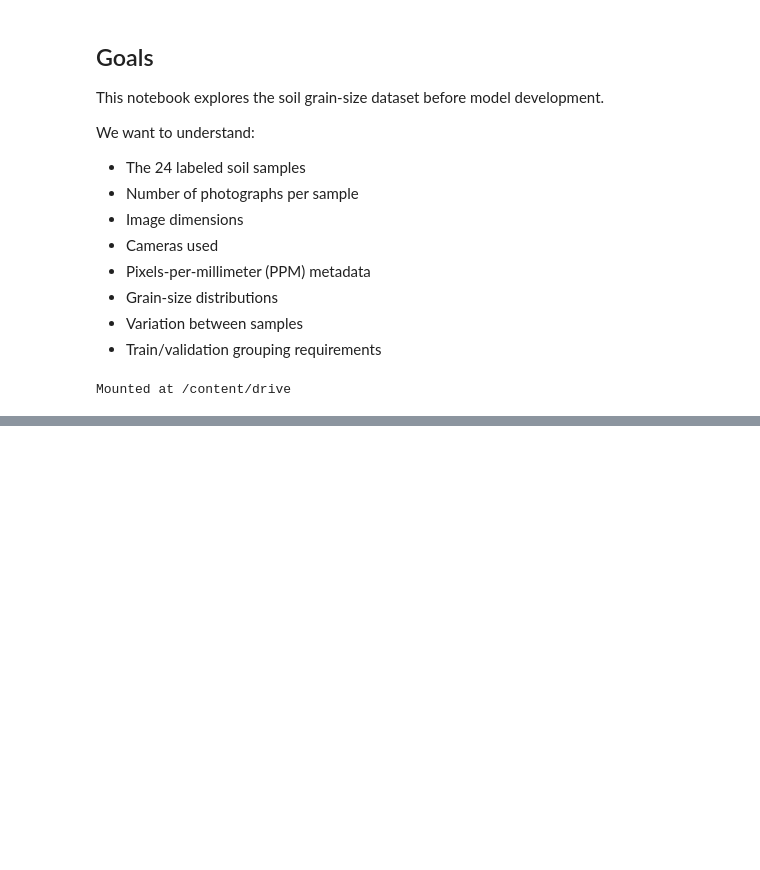
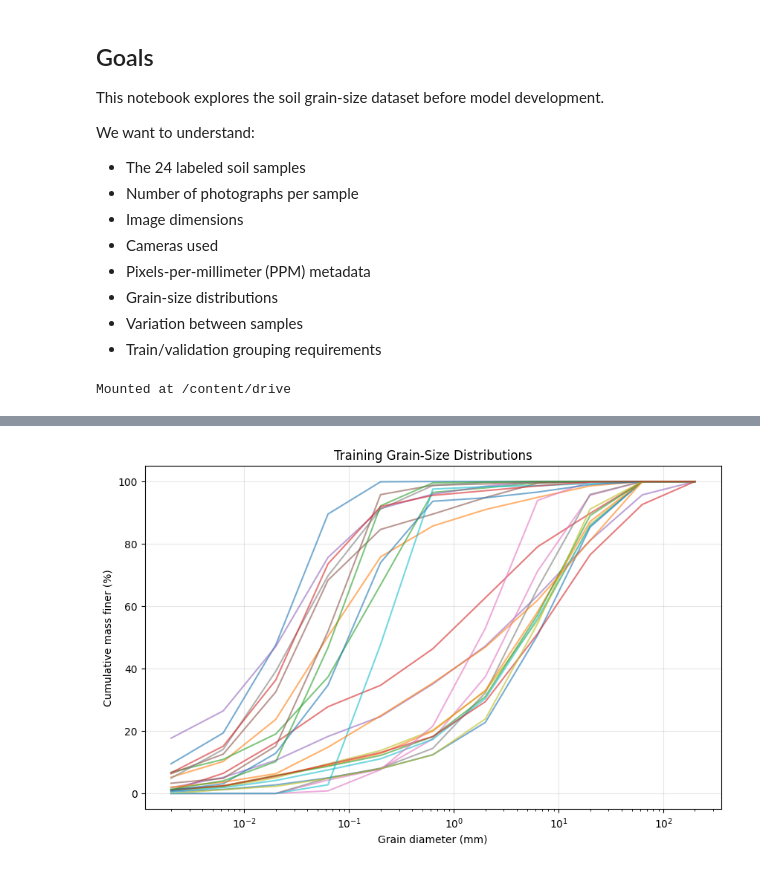
Before and after one commit to dmartin5150/soil-grain-size, a Jupyter notebook: notebooks/01_eda.ipynb, the cells around one changed output, grey strips where cells are left out. Cells and saved outputs as stored; diff of their text form; code cells hidden in the pictures; blank space fills up the shorter version.

```diff
--- a/notebooks/01_eda.ipynb
+++ b/notebooks/01_eda.ipynb
@@ -34,0 +45,15 @@ Mounted at /content/drive
+# %%
+DATA_DIR = PROJECT_DIR / "data"
+
+TRAIN_IMAGES = DATA_DIR / "Training-All_Photos_updated"
+TEST_IMAGES = DATA_DIR / "Test_All_Photos"
+LABELS_FILE = DATA_DIR / "Training_labels_updated.csv"
+PPM_FILE = DATA_DIR / "ppm_updated.csv"
+SUBMISSION_FILE = DATA_DIR / "sample_submission.csv"
+
+print("Data directory:", DATA_DIR.exists())
+print("Training images:", TRAIN_IMAGES.exists())
+print("Test images:", TEST_IMAGES.exists())
+print("Labels:", LABELS_FILE.exists())
+print("PPM:", PPM_FILE.exists())
+print("Submission:", SUBMISSION_FILE.exists())
@@ -34,0 +67,5 @@ Mounted at /content/drive
+# %%
+labels = pd.read_csv(LABELS_FILE)
+
+print("Shape:", labels.shape)
+display(labels)
@@ -34,0 +91,30 @@ Mounted at /content/drive
+# %%
+# look at the different samples to see the level of changes we are looking for.  Note x axis is on a log scale
+grain_sizes = np.array([
+    0.002, 0.0063, 0.02, 0.063, 0.2,
+    0.63, 2, 6.3, 20, 63, 200
+])
+
+target_cols = [
+    "0.002", "0.0063", "0.02", "0.063", "0.2",
+    "0.63", "2", "6.3", "20", "63", "200"
+]
+
+plt.figure(figsize=(10, 6))
+
+for _, row in labels.iterrows():
+    plt.plot(
+        grain_sizes,
+        row[target_cols].astype(float),
+        alpha=0.6
+    )
+
+plt.xscale("log")
+plt.xlabel("Grain diameter (mm)")
+plt.ylabel("Cumulative mass finer (%)")
+plt.title("Training Grain-Size Distributions")
+plt.grid(True, alpha=0.3)
+plt.show()
+# Looks like two main clusters those with small grain that move up quickly and those with larger grains that move up slower
+# %% [output]
+[figure, added]
```
Also changed, not shown: parts of 16 cells of this notebook.
